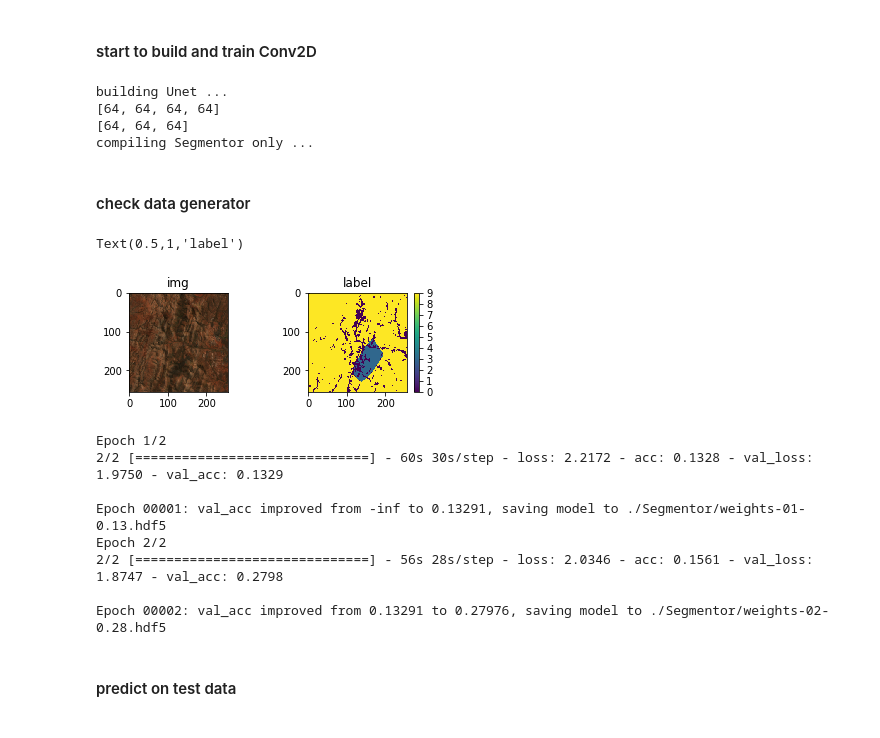
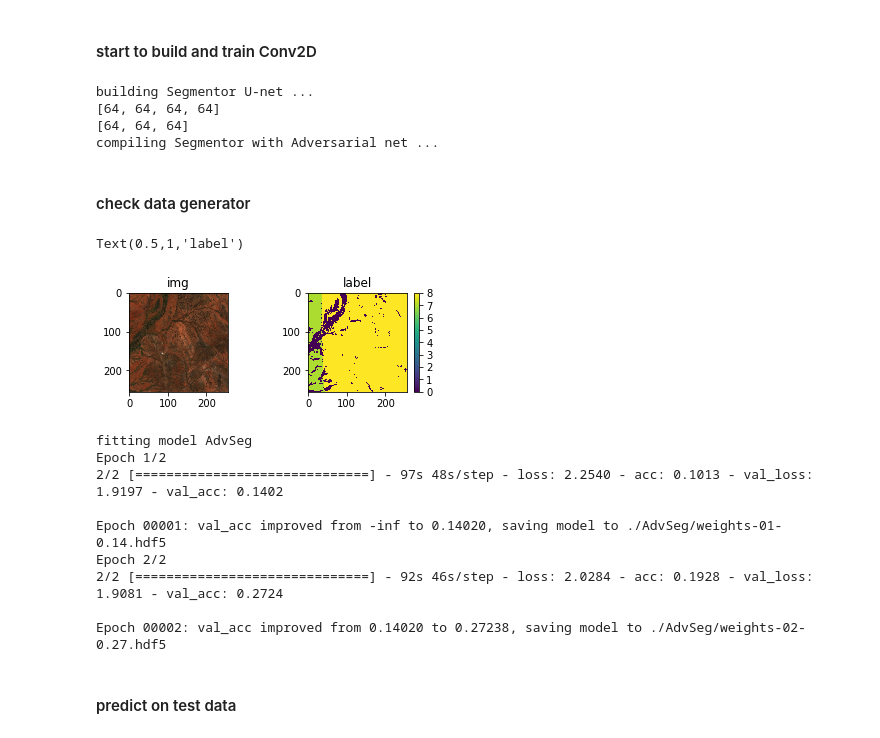
Before and after one commit to chenyz0601/DL-RockClassification, a Jupyter notebook: train.ipynb, the cells around one changed output. Saved outputs shown, nothing was run; the diff lists cells and outputs as text; code cells hidden in the pictures.

```diff
--- a/train.ipynb
+++ b/train.ipynb
@@ -31,10 +31,10 @@ Text(0.5,1,'lithological mappinp')
 # %% [markdown]
 #### start to build and train Conv2D
 # %%
-conv = myModel()
+conv = AdvSeg()
 
 # build Conv2D
-conv.build_SegmentorNet(n_ch_list=[64, 64, 64, 64])
+conv.build_AdvSegNet()
 
 # now the tensorboard event file is saved in ./logs
 # the training process, graph and statistics can be
@@ -43,40 +43,42 @@ conv.build_SegmentorNet(n_ch_list=[64, 64, 64, 64])
 # compile with loss and optimizer
 conv.compile_model(lr=1e-3, verbose=False)
 # %% [output]
-building Unet ...
+building Segmentor U-net ...
 [64, 64, 64, 64]
 [64, 64, 64]
-compiling Segmentor only ...
+compiling Segmentor with Adversarial net ...
 # %%
-trn_data = DataGenerator(X_trn[:20], Y_trn[:20], batch_size=10, dtype='sent')
-vld_data = DataGenerator(X_vld[:20], Y_vld[:20], batch_size=10, dtype='sent')
+trn_data = DataGenerator(X_trn[:20], Y_trn[:20], batch_size=10, dtype='sent', intype='AdvSeg')
+vld_data = DataGenerator(X_vld[:20], Y_vld[:20], batch_size=10, dtype='sent', intype='AdvSeg')
 # %% [markdown]
 #### check data generator
 # %%
 x, y = trn_data.getitem(1)
 # %%
+x = x[0]
 idx = 4
 plt.subplot(221)
 plt.imshow(2*x[idx,:,:,:][:,:,::-1][:,:,-3:])
 plt.title('img')
 plt.subplot(222)
 plt.imshow(np.argmax(y[idx,:,:,:], axis=-1))
 plt.colorbar()
 plt.title('label')
 # %% [output]
 Text(0.5,1,'label')
-[figure, old version]
+[figure, new version]
 # %%
-conv.fit_Segmentor_generator(trn_data, vld_data, num_epochs=2)
+conv.fit_model_generator(trn_data, vld_data, num_epochs=2)
 # %% [output]
+fitting model AdvSeg
 Epoch 1/2
-2/2 [==============================] - 60s 30s/step - loss: 2.2172 - acc: 0.1328 - val_loss: 1.9750 - val_acc: 0.1329
+2/2 [==============================] - 97s 48s/step - loss: 2.2540 - acc: 0.1013 - val_loss: 1.9197 - val_acc: 0.1402
 
-Epoch 00001: val_acc improved from -inf to 0.13291, saving model to ./Segmentor/weights-01-0.13.hdf5
+Epoch 00001: val_acc improved from -inf to 0.14020, saving model to ./AdvSeg/weights-01-0.14.hdf5
 Epoch 2/2
-2/2 [==============================] - 56s 28s/step - loss: 2.0346 - acc: 0.1561 - val_loss: 1.8747 - val_acc: 0.2798
+2/2 [==============================] - 92s 46s/step - loss: 2.0284 - acc: 0.1928 - val_loss: 1.9081 - val_acc: 0.2724
 
-Epoch 00002: val_acc improved from 0.13291 to 0.27976, saving model to ./Segmentor/weights-02-0.28.hdf5
+Epoch 00002: val_acc improved from 0.14020 to 0.27238, saving model to ./AdvSeg/weights-02-0.27.hdf5
 # %% [markdown]
 #### predict on test data
 # %%
```
Also changed, not shown: parts of 1 cell of this notebook, 6 other files.
